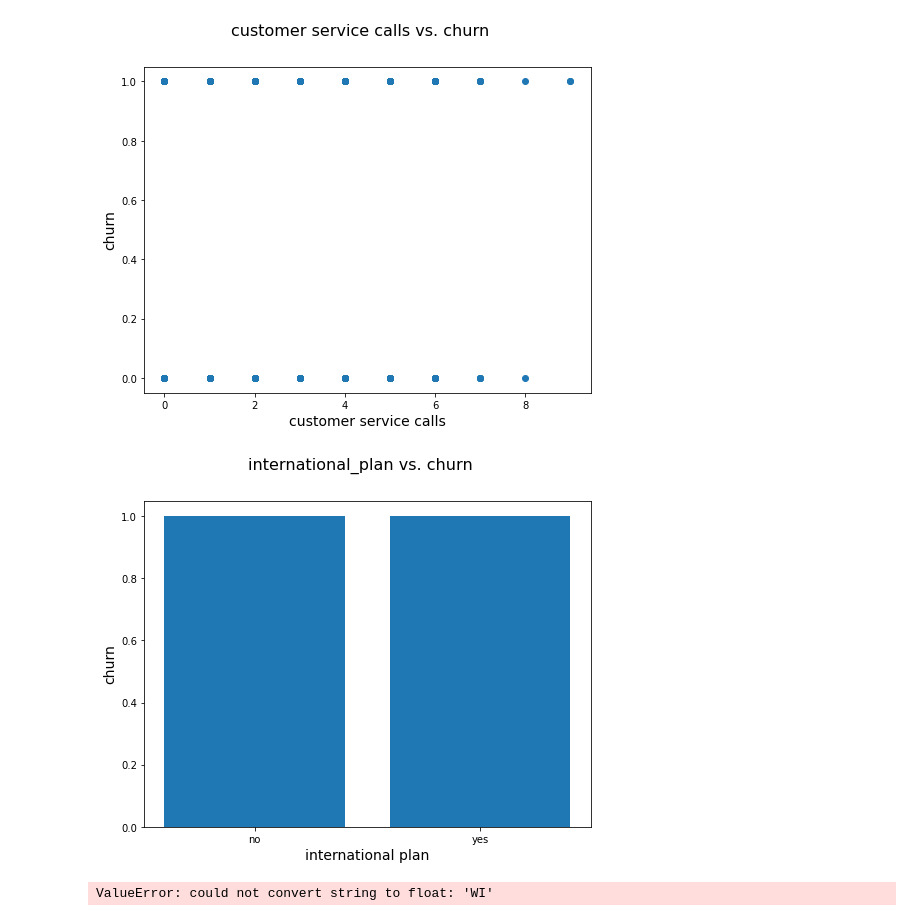
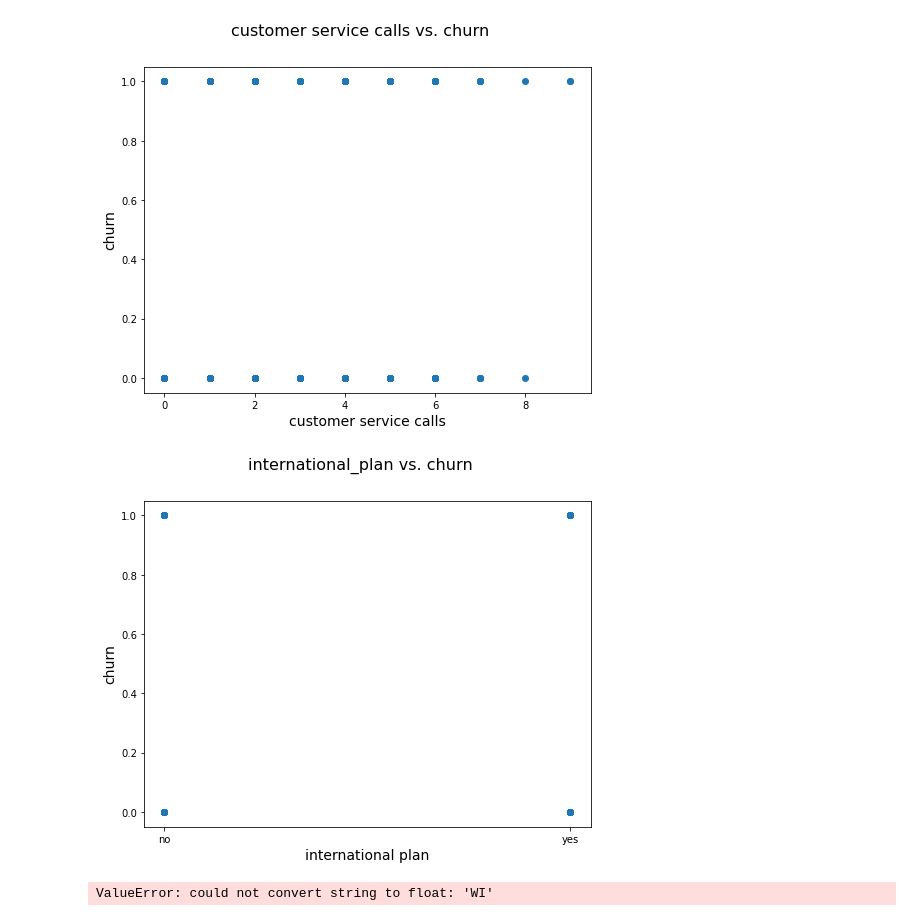
Before and after one commit to ashakeri92/dsc-phase-3-project-v2-3, a Jupyter notebook: Analysis.ipynb, the cells around one changed output. Saved outputs shown, nothing was run; the diff lists cells and outputs as text; code cells hidden in the pictures.

```diff
--- a/Analysis.ipynb
+++ b/Analysis.ipynb
@@ -75,13 +75,13 @@ plt.show()
 # %%
 # Plot customer service calls and amount of customer churn
 fig = plt.figure(figsize=(8, 6))
 fig.suptitle('international_plan vs. churn', fontsize=16)
-plt.bar(df['international plan'], df['churn'])
+plt.scatter(df['international plan'], df['churn'])
 plt.xlabel('international plan', fontsize=14)
 plt.ylabel('churn', fontsize=14)
 plt.show()
 # %% [output]
-[figure, old version]
+[figure, new version]
 # %%
 # Separate data into feature and target DataFrames
 X = df.drop('churn', axis = 1)
```
Also changed, not shown: parts of 2 cells of this notebook.
